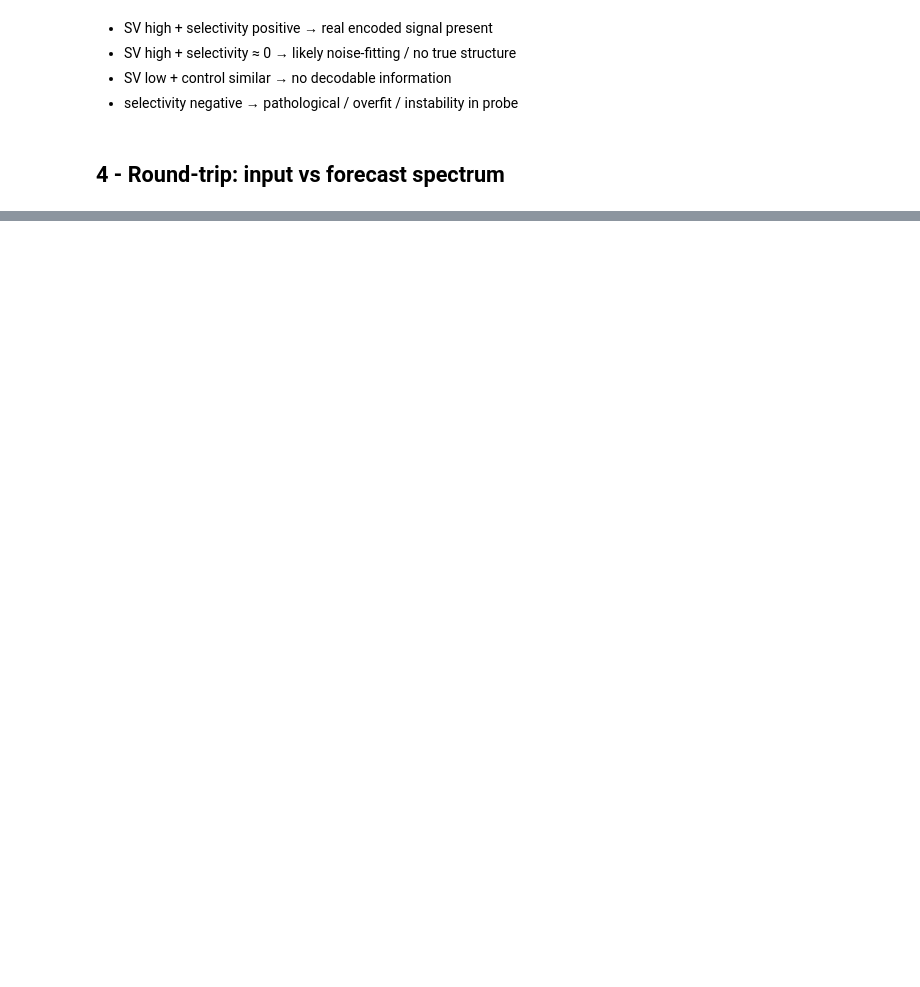
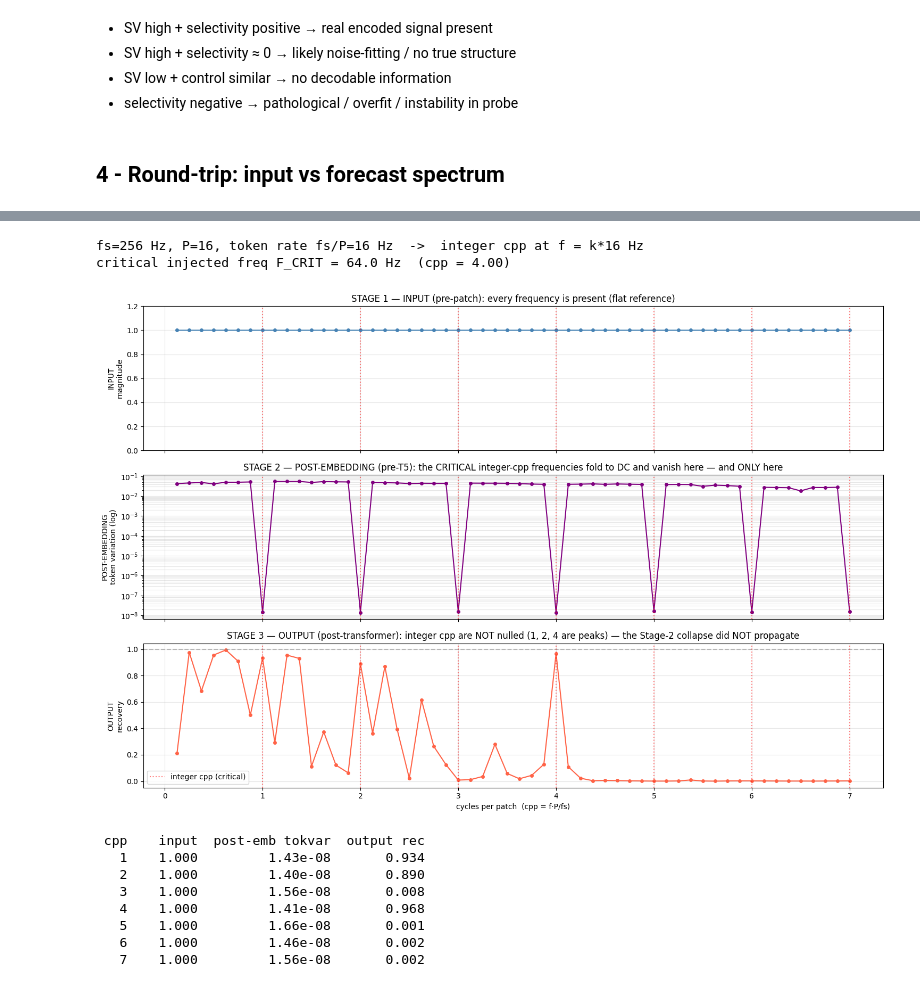
Before and after one commit to FedericoSabbadini/patchAliasing, a Jupyter notebook: chronos/models/chronosBolt_layer_probing.ipynb, the cells around one changed output, grey strips where cells are left out. Cells and saved outputs as stored; diff of their text form; code cells hidden in the pictures; blank space fills up the shorter version.

```diff
--- a/chronos/models/chronosBolt_layer_probing.ipynb
+++ b/chronos/models/chronosBolt_layer_probing.ipynb
@@ -784,0 +795,75 @@ plt.show()
+# %%
+# ---- helpers for the patch-aliasing test (reuse forward_capture / magnitude_at) ----
+FS_P   = FS / P                                                # inter-patch token rate; integer cpp at k*FS_P
+F_CRIT = INJECT_LIST[0]['freq_hz'] if INJECT_LIST else round(4 * FS / P)   # the injected critical tone
+
+def pure_tone(f, n=CONTEXT_LEN, amp=1.0, ph=0.0):
+    t = np.arange(n) / FS
+    return (np.sin(2 * np.pi * f * t + ph) * amp).astype(np.float32)
+
+@torch.no_grad()
+def forecast_median(context):
+    """Median (q0.5) forecast for a 1-D context."""
+    x = torch.tensor(np.asarray(context, np.float32))
+    return pipeline.predict(x, prediction_length=PRED_LEN_DEFAULT)[0].median(dim=0).values.numpy()
+
+print(f"fs={FS} Hz, P={P}, token rate fs/P={FS_P:.0f} Hz  ->  integer cpp at f = k*{FS_P:.0f} Hz")
+print(f"critical injected freq F_CRIT = {F_CRIT} Hz  (cpp = {F_CRIT * P / FS:.2f})")
+# %% [output]
+fs=256 Hz, P=16, token rate fs/P=16 Hz  ->  integer cpp at f = k*16 Hz
+critical injected freq F_CRIT = 64.0 Hz  (cpp = 4.00)
+# %%
+# ===== TEST 2 — three-stage FFT: input -> post-embedding (pre-T5) -> output =====
+# Sweep single tones and ask, at each stage, whether the frequency is still there.
+# STAGE 1 input      : magnitude of the tone in the raw context  (reference: everything present)
+# STAGE 2 post-embed : across-patch token variation  (the tone's inter-patch footprint; folds to DC at integer cpp)
+# STAGE 3 output     : forecast recovery |out|/|in|
+sweep_freqs = np.arange(2, 7 * FS_P + 1, 2.0)
+s_in, s_emb, s_out = [], [], []
+for f in sweep_freqs:
+    fc, c = forward_capture(pure_tone(f))
+    pred  = fc[0].median(dim=0).values.numpy()
+    s_in.append(magnitude_at(pure_tone(f), f))                                  # STAGE 1
+    s_emb.append(c['post_embed'].std(0).mean())                                 # STAGE 2
+    s_out.append(magnitude_at(pred, f) / max(magnitude_at(pure_tone(f), f), 1e-9))  # STAGE 3
+s_in = np.array(s_in); s_emb = np.array(s_emb); s_out = np.array(s_out)
+cpp_sweep = sweep_freqs * P / FS; kmax = int(cpp_sweep.max())
+
+fig, ax = plt.subplots(3, 1, figsize=(15, 10), sharex=True)
+
+ax[0].plot(cpp_sweep, s_in / s_in.max(), 'o-', color='steelblue', ms=4)
+ax[0].set_ylabel('INPUT\nmagnitude'); ax[0].set_ylim(0, 1.2)
+ax[0].set_title('STAGE 1 — INPUT (pre-patch): every frequency is present (flat reference)')
+for k in range(1, kmax + 1): ax[0].axvline(k, color='red', ls=':', alpha=.5)
+ax[0].grid(alpha=.3)
+
+ax[1].semilogy(cpp_sweep, s_emb + 1e-12, 'o-', color='purple', ms=4)
+ax[1].set_ylabel('POST-EMBEDDING\ntoken variation (log)')
+ax[1].set_title('STAGE 2 — POST-EMBEDDING (pre-T5): the CRITICAL integer-cpp frequencies fold to DC and vanish here — and ONLY here')
+for k in range(1, kmax + 1): ax[1].axvline(k, color='red', ls=':', alpha=.5)
+ax[1].grid(alpha=.3, which='both')
+
+ax[2].plot(cpp_sweep, s_out, 'o-', color='tomato', ms=4)
+ax[2].axhline(1, color='grey', ls='--', alpha=.5)
+ax[2].set_ylabel('OUTPUT\nrecovery'); ax[2].set_xlabel('cycles per patch  (cpp = f·P/fs)')
+ax[2].set_title('STAGE 3 — OUTPUT (post-transformer): integer cpp are NOT nulled (1, 2, 4 are peaks) — the Stage-2 collapse did NOT propagate')
+for k in range(1, kmax + 1):
+    ax[2].axvline(k, color='red', ls=':', alpha=.5, label='integer cpp (critical)' if k == 1 else None)
+ax[2].legend(); ax[2].grid(alpha=.3)
+
+plt.tight_layout(); plt.savefig(OUT / 'PLT_three_stage.png', dpi=140, bbox_inches='tight'); plt.show()
+
+print(f"{'cpp':>4s} {'input':>8s} {'post-emb tokvar':>16s} {'output rec':>11s}")
+for c_, i_, e_, o_ in zip(cpp_sweep, s_in, s_emb, s_out):
+    if abs(c_ - round(c_)) < 1e-6:
+        print(f"{c_:4.0f} {i_:8.3f} {e_:16.2e} {o_:11.3f}")
+# %% [output]
+[figure, added]
+ cpp    input  post-emb tokvar  output rec
+   1    1.000         1.43e-08       0.934
+   2    1.000         1.40e-08       0.890
+   3    1.000         1.56e-08       0.008
+   4    1.000         1.41e-08       0.968
+   5    1.000         1.66e-08       0.001
+   6    1.000         1.46e-08       0.002
+   7    1.000         1.56e-08       0.002
```
Also changed, not shown: parts of 8 cells of this notebook, 48 other files.
